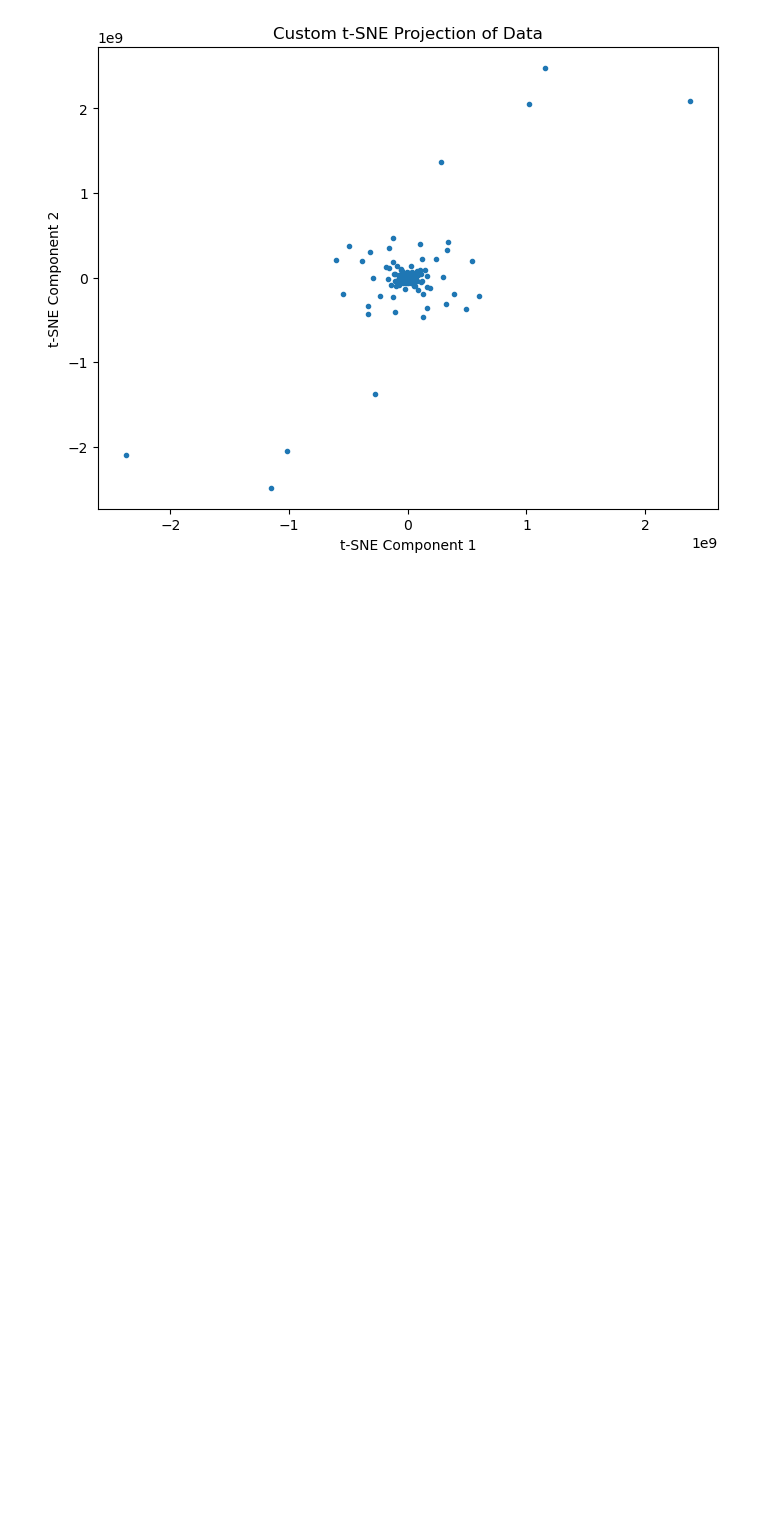
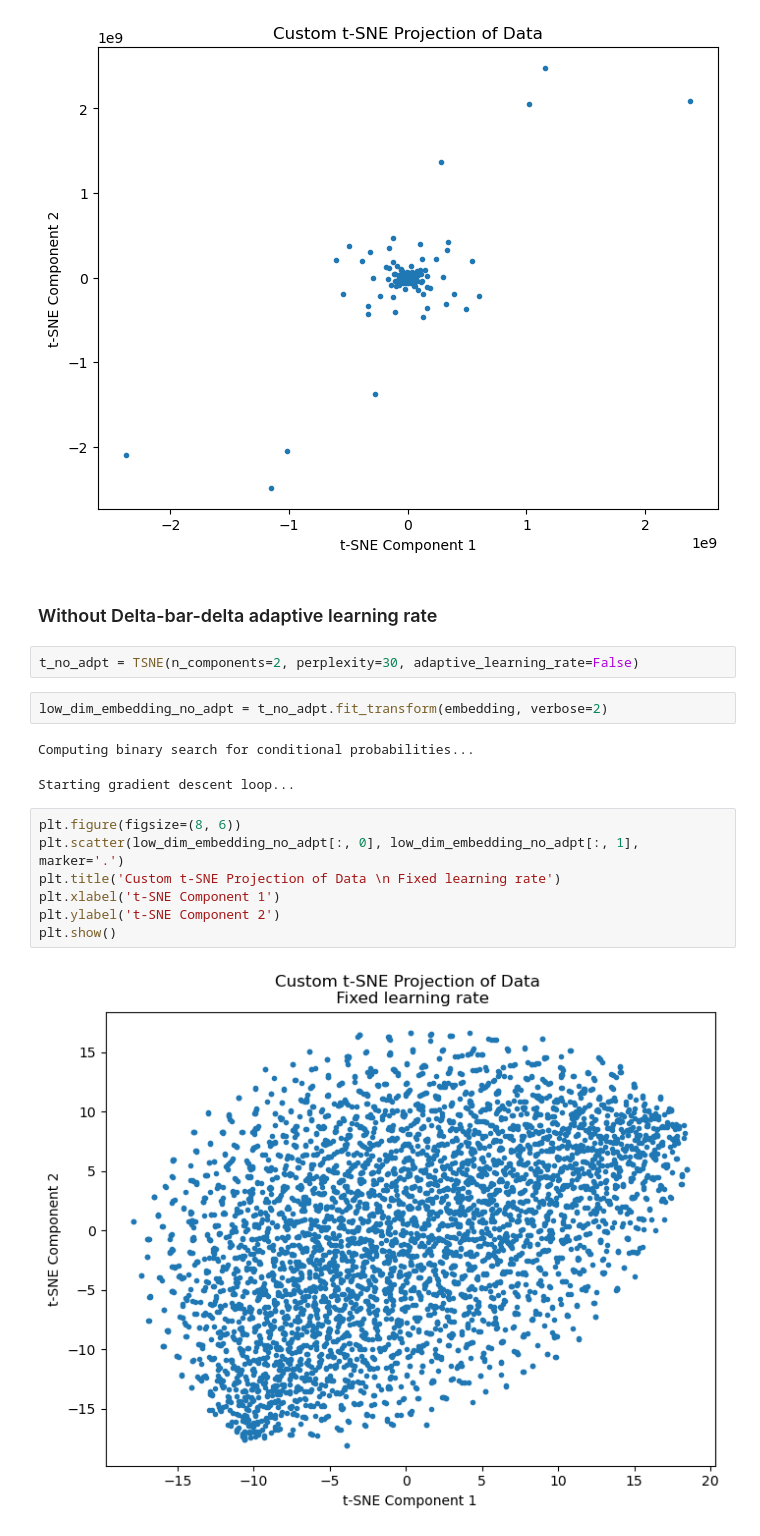
Before and after one commit to AntoineTSP/Advanced_ML, a Jupyter notebook: Embedding_imdb/Visualization.ipynb, the cells around one changed output. Drawn from its saved outputs; the diff is of its cells as text; blank space fills up the shorter version.

```diff
--- a/Embedding_imdb/Visualization.ipynb
+++ b/Embedding_imdb/Visualization.ipynb
@@ -68,3 +69,21 @@ plt.ylabel('t-SNE Component 2')
 plt.show()
 # %% [output]
 [figure]
+# %% [markdown]
+### Without Delta-bar-delta adaptive learning rate
+# %%
+t_no_adpt = TSNE(n_components=2, perplexity=30, adaptive_learning_rate=False)
+# %%
+low_dim_embedding_no_adpt = t_no_adpt.fit_transform(embedding, verbose=2)
+# %% [output]
+Computing binary search for conditional probabilities...
+Starting gradient descent loop...
+# %%
+plt.figure(figsize=(8, 6))
+plt.scatter(low_dim_embedding_no_adpt[:, 0], low_dim_embedding_no_adpt[:, 1], marker='.')
+plt.title('Custom t-SNE Projection of Data \n Fixed learning rate')
+plt.xlabel('t-SNE Component 1')
+plt.ylabel('t-SNE Component 2')
+plt.show()
+# %% [output]
+[figure, added]
```
Also changed, not shown: parts of 2 cells of this notebook, 1 other file.
